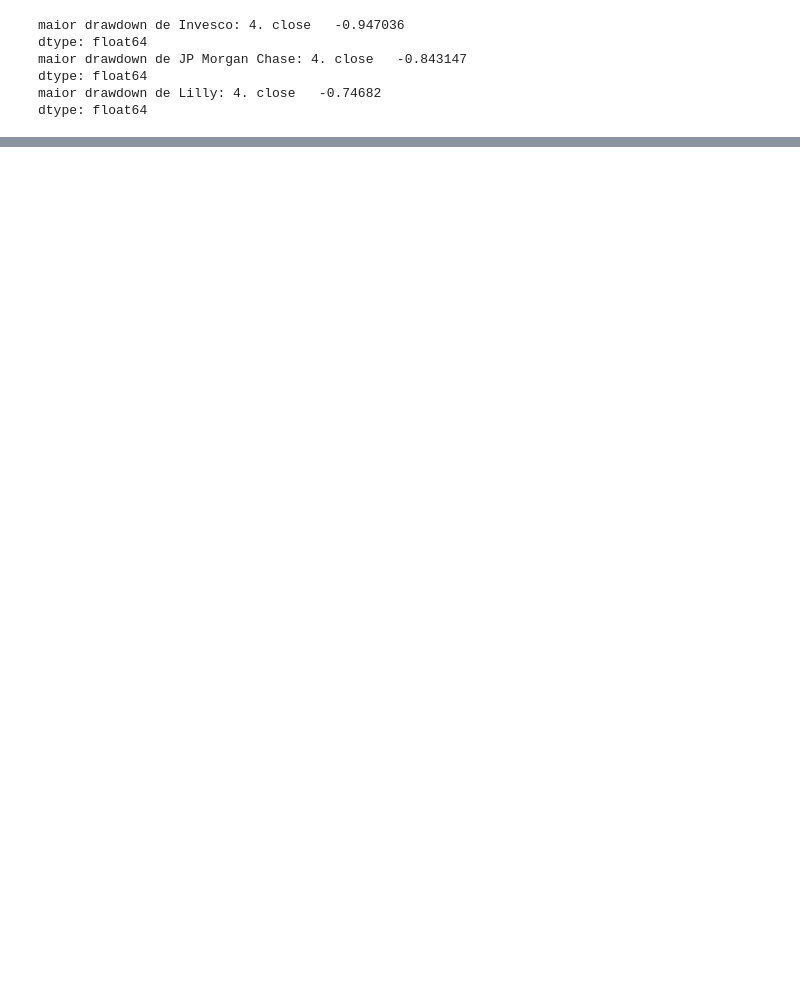
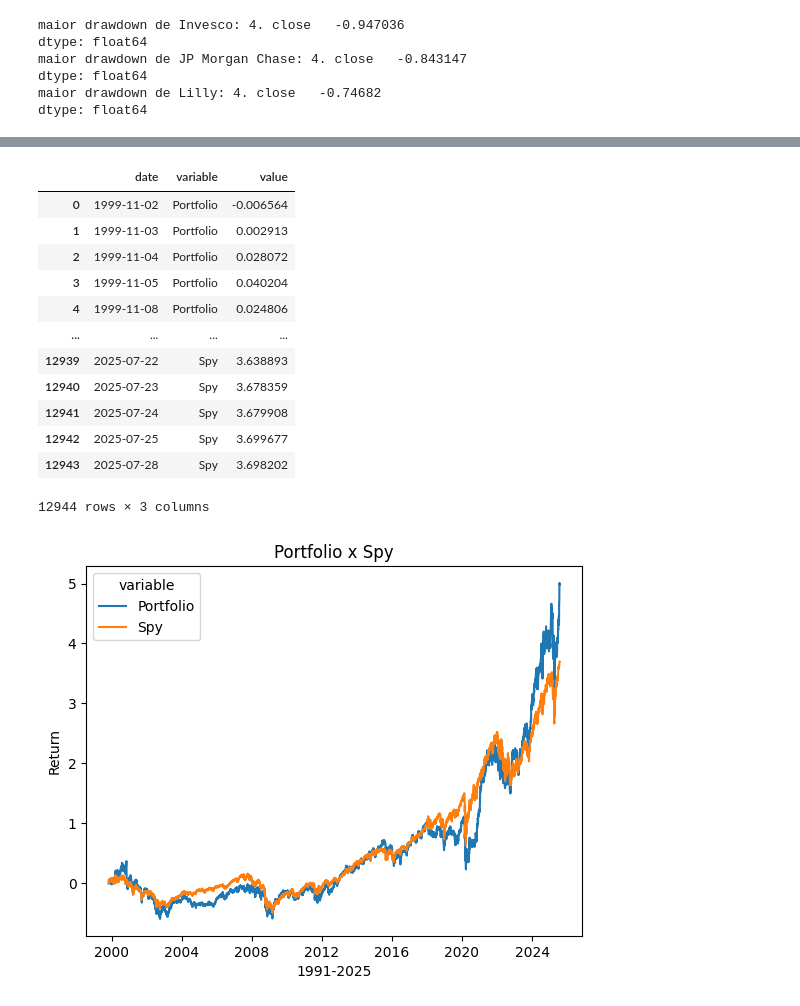
Before and after one commit to BrunoPPivetti/ex04_python_mf, a Jupyter notebook: main.ipynb, the cells around one changed output, grey strips where cells are left out. Cells and saved outputs as stored; diff of their text form; code cells hidden in the pictures; blank space fills up the shorter version.

```diff
--- a/main.ipynb
+++ b/main.ipynb
@@ -359,0 +418,9 @@ plt.show()
+# %%
+portfolio_spy = pd.concat([cummulated_daily_return_portfolio, cummulated_daily_return_spy], ignore_index=True, axis=1).dropna()
+portfolio_spy = portfolio_spy.rename(columns={
+    0: "Portfolio",
+    1: "Spy"
+})
+
+portfolio_spy = portfolio_spy.reset_index()
+portfolio_spy
@@ -359,0 +441,23 @@ plt.show()
+# %%
+portfolio_spy_long = portfolio_spy.melt(id_vars="date", value_vars=["Portfolio", "Spy"], value_name="value")
+
+sns.lineplot(portfolio_spy_long, x="date", y="value", hue="variable")
+plt.title("Portfolio x Spy")
+plt.xlabel("1991-2025")
+plt.ylabel("Return")
+portfolio_spy_long
+# %% [output]
+|  | date | variable | value |
+| 0 | 1999-11-02 | Portfolio | -0.006564 |
+| 1 | 1999-11-03 | Portfolio | 0.002913 |
+| 2 | 1999-11-04 | Portfolio | 0.028072 |
+| 3 | 1999-11-05 | Portfolio | 0.040204 |
+| 4 | 1999-11-08 | Portfolio | 0.024806 |
+| ... | ... | ... | ... |
+| 12939 | 2025-07-22 | Spy | 3.638893 |
+| 12940 | 2025-07-23 | Spy | 3.678359 |
+| 12941 | 2025-07-24 | Spy | 3.679908 |
+| 12942 | 2025-07-25 | Spy | 3.699677 |
+| 12943 | 2025-07-28 | Spy | 3.698202 |
+12944 rows × 3 columns
+[figure, added]
```
Also changed, not shown: parts of 20 cells of this notebook.
